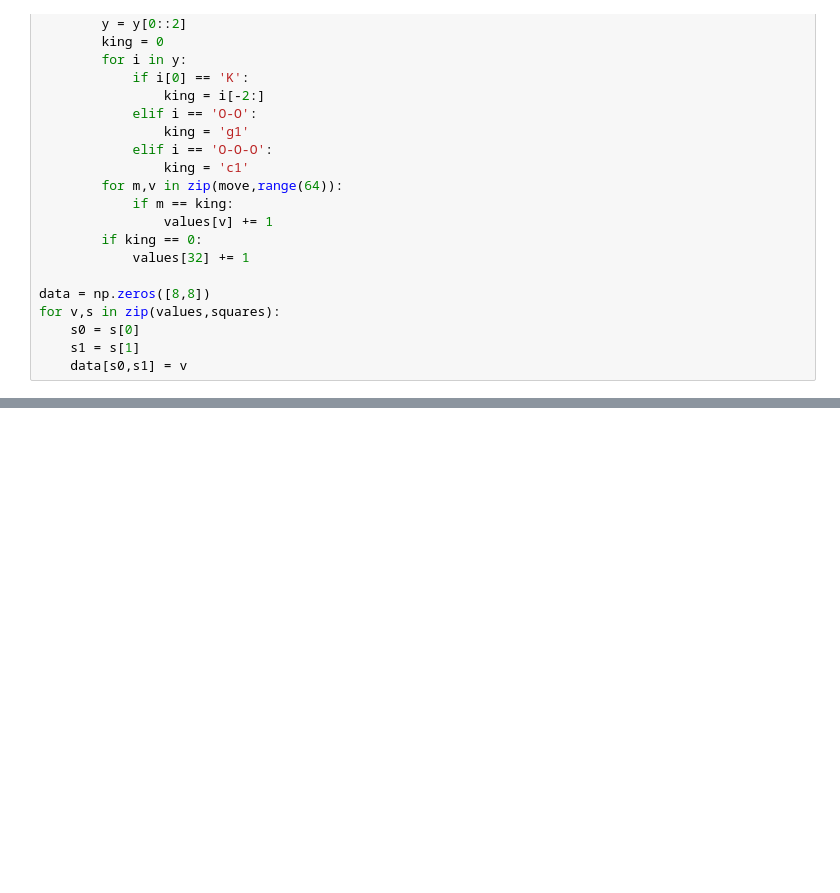
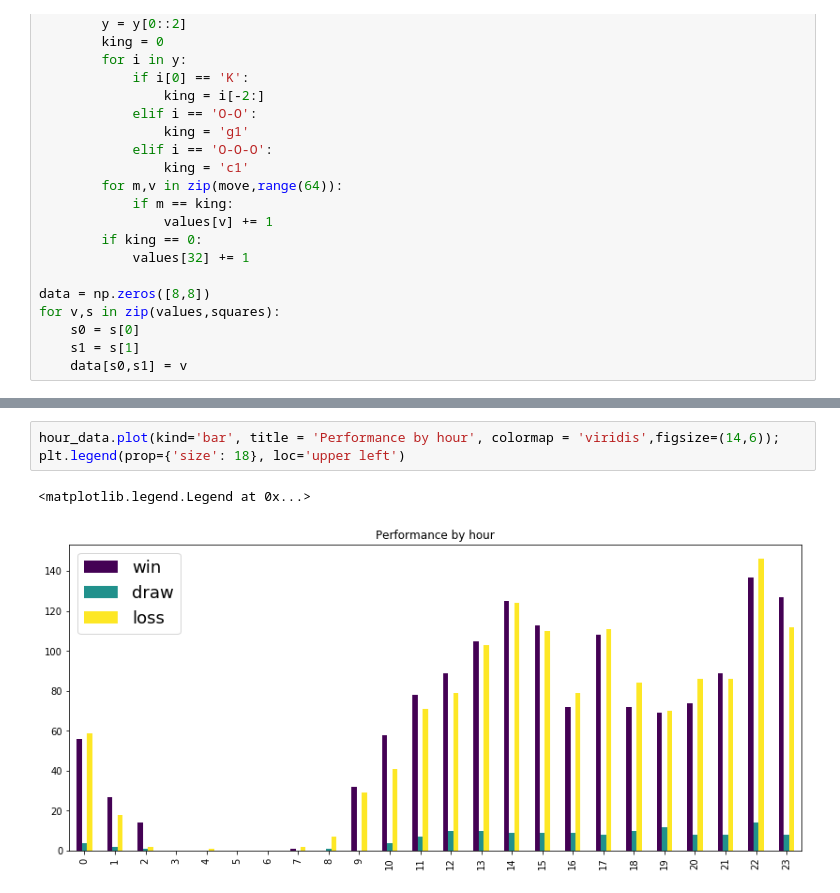
Before and after one commit to Gary-Carroll/Chess-Analysis, a Jupyter notebook: Chess.ipynb, the cells around one changed output, grey strips where cells are left out. Drawn from its saved outputs; the diff is of its cells as text; blank space fills up the shorter version.

```diff
--- a/Chess.ipynb
+++ b/Chess.ipynb
@@ -219,0 +308,6 @@ plt.show()
+# %%
+hour_data.plot(kind='bar', title = 'Performance by hour', colormap = 'viridis',figsize=(14,6));
+plt.legend(prop={'size': 18}, loc='upper left')
+# %% [output]
+<matplotlib.legend.Legend at 0x...>
+[figure, added]
```
Also changed, not shown: parts of 25 cells of this notebook.
